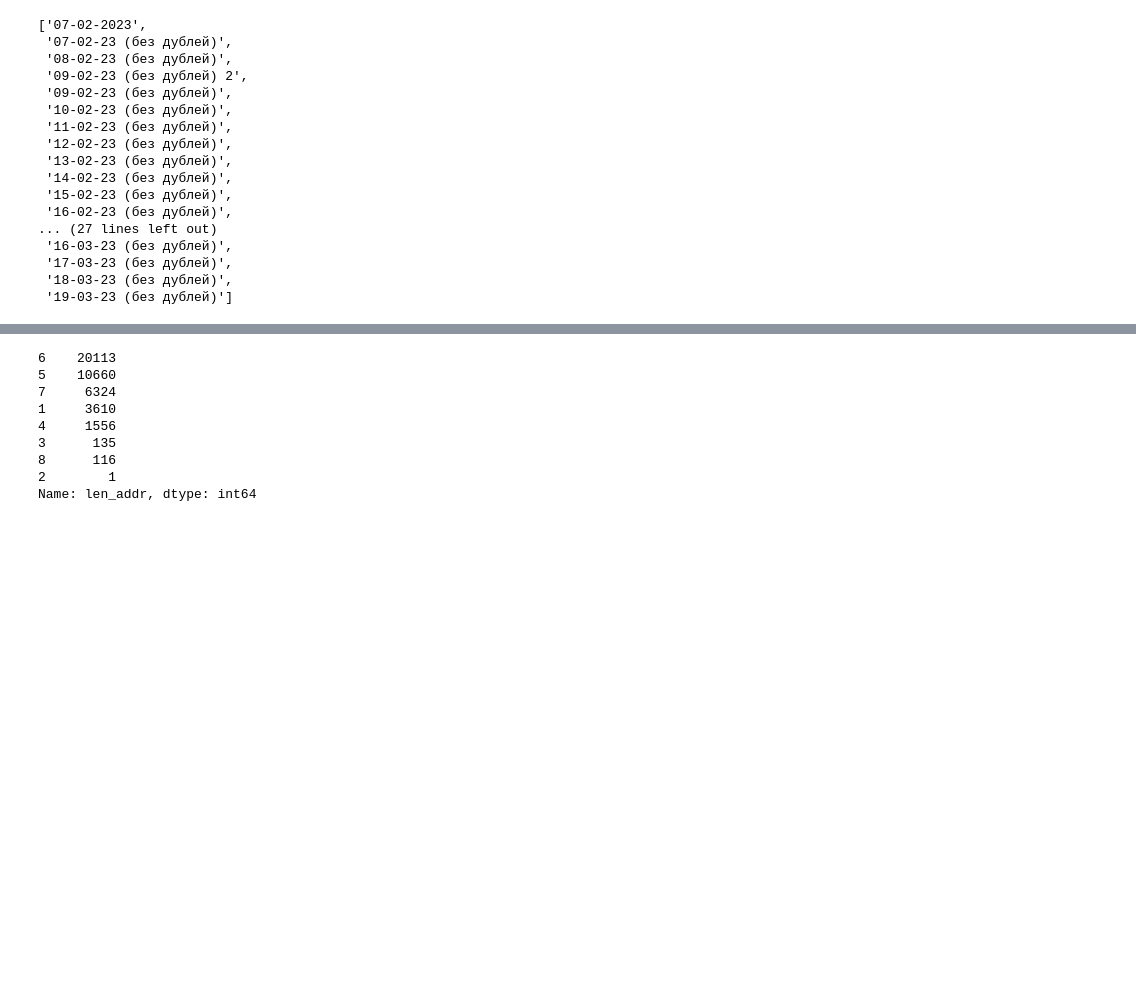
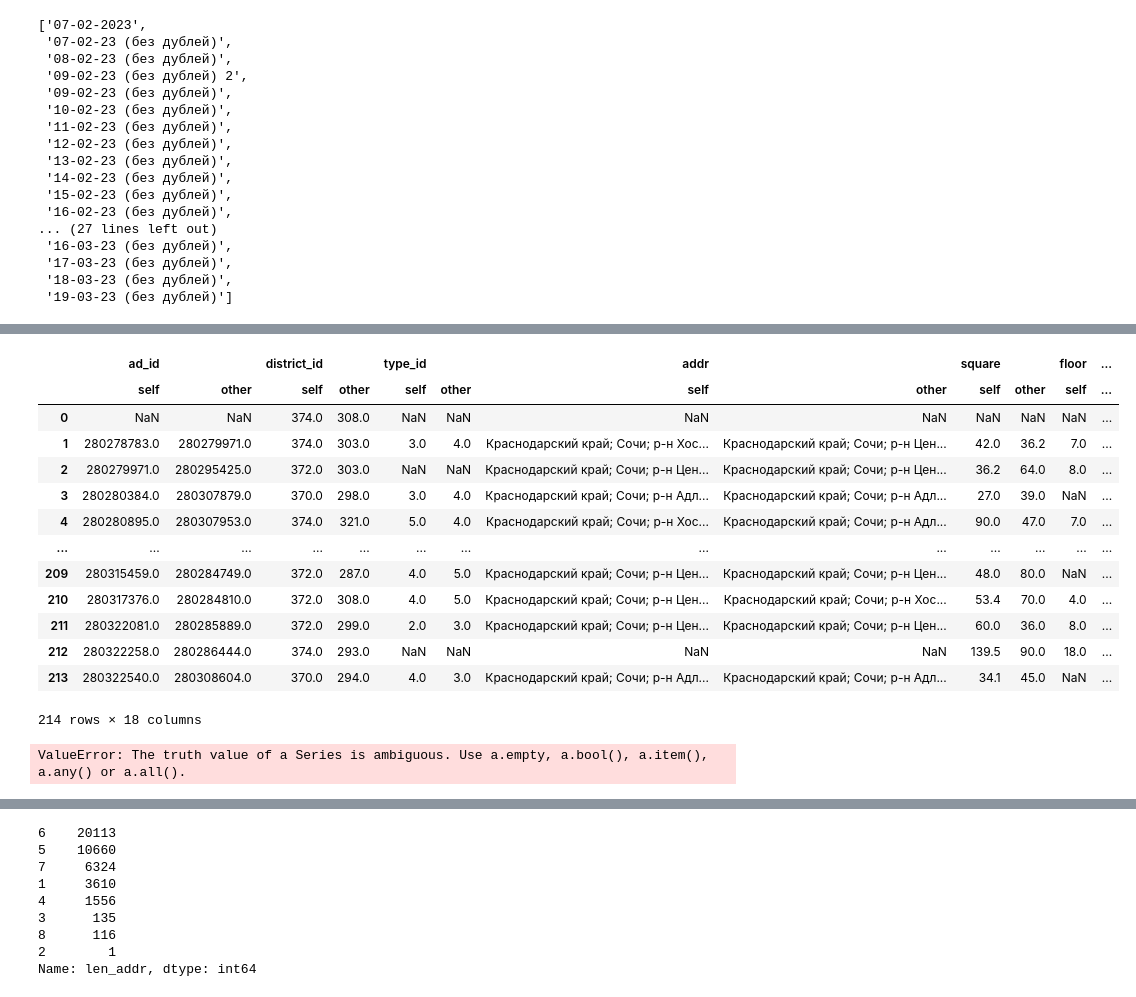
Before and after one commit to Nedvizhka/yadisk_loader, a Jupyter notebook: dev_check_jupyter/parse_avito_to_realty_prices.ipynb, the cells around one changed output, grey strips where cells are left out. Saved outputs shown, nothing was run; the diff lists cells and outputs as text; code cells hidden in the pictures; blank space fills up the shorter version.

```diff
--- a/dev_check_jupyter/parse_avito_to_realty_prices.ipynb
+++ b/dev_check_jupyter/parse_avito_to_realty_prices.ipynb
@@ -1255,0 +1419,2 @@ asd.split('\n')[:-1]
+# %%
+api_215 = api_215[~api_215.type_id.isna()]
@@ -1255,0 +1560,25 @@ asd.split('\n')[:-1]
+# %%
+csvinapi_version[['ad_id','city_id','district_id','type_id','addr','square','floor','house_floors','link','offer_from']].compare(api_215[['ad_id','city_id','district_id','type_id','addr','square','floor','house_floors','link','offer_from']])
+# %% [output]
+|  | ad_id |  | district_id |  | type_id |  | addr |  | square |  | floor | ... |
+|  | self | other | self | other | self | other | self | other | self | other | self | ... |
+| 0 | NaN | NaN | 374.0 | 308.0 | NaN | NaN | NaN | NaN | NaN | NaN | NaN | ... |
+| 1 | 280278783.0 | 280279971.0 | 374.0 | 303.0 | 3.0 | 4.0 | Краснодарский край; Сочи; р-н Хос... | Краснодарский край; Сочи; р-н Цен... | 42.0 | 36.2 | 7.0 | ... |
+| 2 | 280279971.0 | 280295425.0 | 372.0 | 303.0 | NaN | NaN | Краснодарский край; Сочи; р-н Цен... | Краснодарский край; Сочи; р-н Цен... | 36.2 | 64.0 | 8.0 | ... |
+| 3 | 280280384.0 | 280307879.0 | 370.0 | 298.0 | 3.0 | 4.0 | Краснодарский край; Сочи; р-н Адл... | Краснодарский край; Сочи; р-н Адл... | 27.0 | 39.0 | NaN | ... |
+| 4 | 280280895.0 | 280307953.0 | 374.0 | 321.0 | 5.0 | 4.0 | Краснодарский край; Сочи; р-н Хос... | Краснодарский край; Сочи; р-н Адл... | 90.0 | 47.0 | 7.0 | ... |
+| ... | ... | ... | ... | ... | ... | ... | ... | ... | ... | ... | ... | ... |
+| 209 | 280315459.0 | 280284749.0 | 372.0 | 287.0 | 4.0 | 5.0 | Краснодарский край; Сочи; р-н Цен... | Краснодарский край; Сочи; р-н Цен... | 48.0 | 80.0 | NaN | ... |
+| 210 | 280317376.0 | 280284810.0 | 372.0 | 308.0 | 4.0 | 5.0 | Краснодарский край; Сочи; р-н Цен... | Краснодарский край; Сочи; р-н Хос... | 53.4 | 70.0 | 4.0 | ... |
+| 211 | 280322081.0 | 280285889.0 | 372.0 | 299.0 | 2.0 | 3.0 | Краснодарский край; Сочи; р-н Цен... | Краснодарский край; Сочи; р-н Цен... | 60.0 | 36.0 | 8.0 | ... |
+| 212 | 280322258.0 | 280286444.0 | 374.0 | 293.0 | NaN | NaN | NaN | NaN | 139.5 | 90.0 | 18.0 | ... |
+| 213 | 280322540.0 | 280308604.0 | 370.0 | 294.0 | 4.0 | 3.0 | Краснодарский край; Сочи; р-н Адл... | Краснодарский край; Сочи; р-н Адл... | 34.1 | 45.0 | NaN | ... |
+214 rows × 18 columns
+# %%
+intersect = 0
+for i,val in csvinapi_version.iterrows():
+    for j, val2 in api_215.iterrows():
+        if val[['ad_id','city_id','district_id','type_id','addr','square','floor','house_floors','link','offer_from']] == val2[['ad_id','city_id','district_id','type_id','addr','square','floor','house_floors','link','offer_from']]:
+            intersect += 1
+# %% [output]
+ValueError: The truth value of a Series is ambiguous. Use a.empty, a.bool(), a.item(), a.any() or a.all().
```
Also changed, not shown: parts of 62 cells of this notebook, 1 other file.
